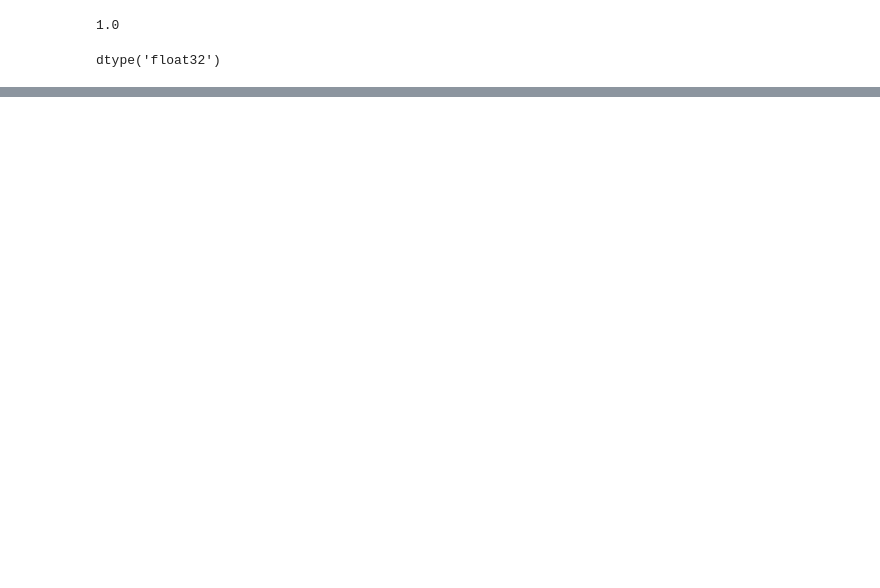
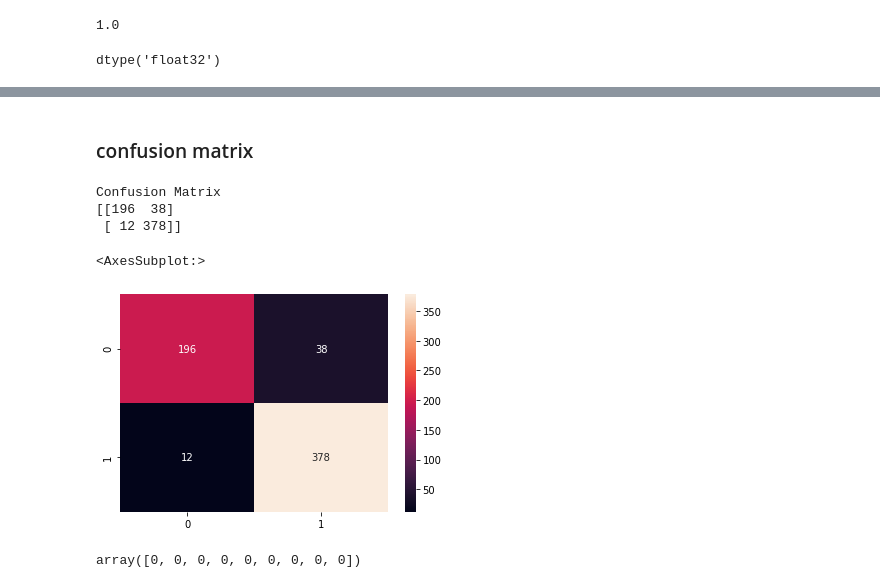
Before and after one commit to leersmathieu/pneumonia-detector, a Jupyter notebook: pneumonia_modeling.ipynb, the cells around one changed output, grey strips where cells are left out. Drawn from its saved outputs; the diff is of its cells as text; code cells hidden in the pictures; blank space fills up the shorter version.

```diff
--- a/pneumonia_modeling.ipynb
+++ b/pneumonia_modeling.ipynb
@@ -280,0 +289,30 @@ array([[0.9991035]], dtype=float32)
+# %% [markdown]
+### confusion matrix
+# %%
+def one_or_zero(x:float):
+    if x < 0.5:
+        return 0
+    else:
+        return 1
+# %%
+from sklearn.metrics import confusion_matrix
+import seaborn as sns
+
+#Confution Matrix
+Y_pred = model.predict(test_datagen)
+y_pred = [one_or_zero(x) for x in Y_pred.squeeze()]
+print('Confusion Matrix')
+print(confusion_matrix(test_datagen.classes, y_pred))
+cf_matrix = confusion_matrix(test_datagen.classes, y_pred)
+
+sns.heatmap(cf_matrix, annot=True, fmt='g')
+# %% [output]
+Confusion Matrix
+[[196  38]
+ [ 12 378]]
+<AxesSubplot:>
+[figure, added]
+# %%
+test_datagen.classes[1:10]
+# %% [output]
+array([0, 0, 0, 0, 0, 0, 0, 0, 0])
```
Also changed, not shown: parts of 16 cells of this notebook, 8 other files.
